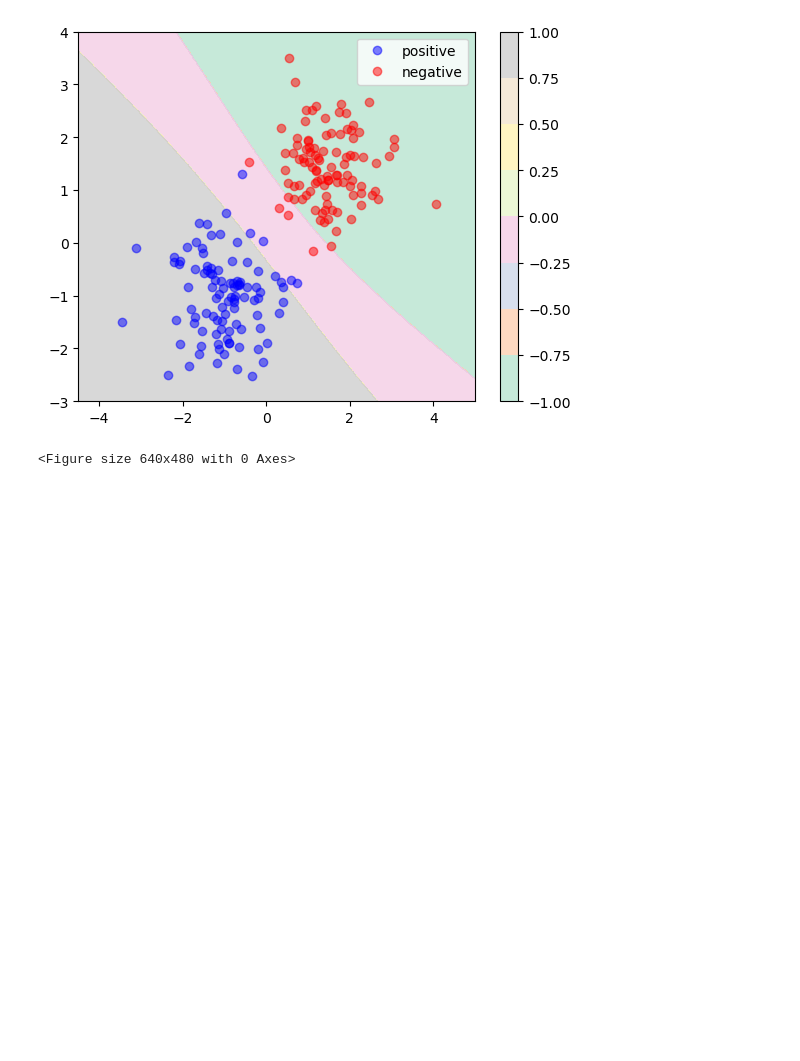
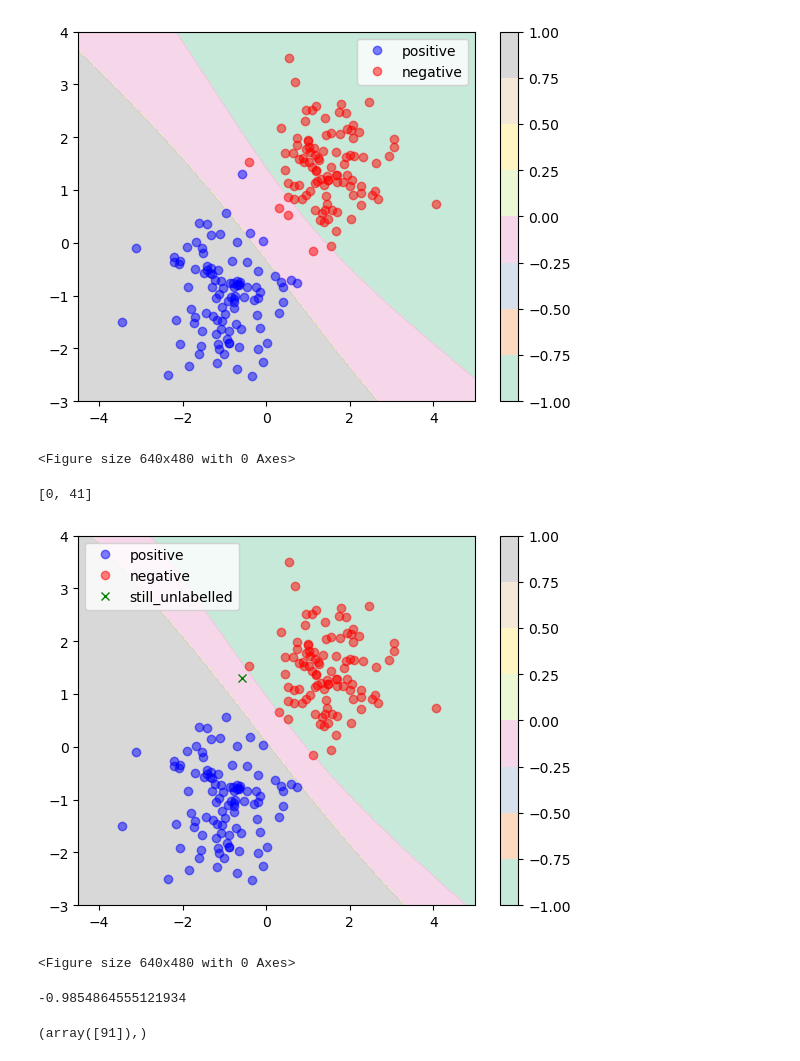
Before and after one commit to tpaquier/material_science, a Jupyter notebook: Tests_for_PU/PGPU/To_plot.ipynb, the cells around one changed output. Drawn from its saved outputs; the diff is of its cells as text; code cells hidden in the pictures; blank space fills up the shorter version.

```diff
--- a/Tests_for_PU/PGPU/To_plot.ipynb
+++ b/Tests_for_PU/PGPU/To_plot.ipynb
@@ -97,3 +97,18 @@ plt.savefig('uncertainty_08.png')
 # %% [output]
 [figure]
 <Figure size 640x480 with 0 Axes>
+# %%
+probas = svm_test.predict_proba(whole_data)
+list_1 = np.array(np.where(probas[:,1] - probas[:,0] < 0.5))
+list_2 = np.array(np.where(probas[:,1] - probas[:,0] >-0.5))
+# %%
+removal = []
+for i in range(list_1.shape[1]):
+    if list_1[0,i] in list_2:
+        removal.append(i)
+# %%
+removal
+# %% [output]
+[0, 41]
+# %%
+imp_dot = data_pos[91,:]
@@ -99,0 +117,32 @@ plt.savefig('uncertainty_08.png')
+# %%
+true_data_pos = np.delete(data_pos,91,axis=0)
+xx, yy = np.meshgrid(np.linspace(-4.5,5,500), np.linspace(-3,4,500))
+both = svm_test.predict_proba(np.c_[xx.ravel(), yy.ravel()])
+Z = both[:,1] - both[:,0]
+for i in range(500**2):
+    if Z[i] > 0.5:
+        Z[i] = 1
+    elif Z[i] < -0.5:
+        Z[i] = -1
+    else:
+        Z[i] = 0
+Z = Z.reshape(xx.shape)
+plt.contourf(xx, yy, Z, alpha=0.75, cmap=plt.cm.Pastel2)
+plt.plot(true_data_pos[:,0], true_data_pos[:,1], 'bo',alpha = 0.5, label='positive')
+plt.plot(data_ne[:,0], data_ne[:,1], 'ro',alpha = 0.5, label='negative')
+plt.plot(imp_dot[0], imp_dot[1],'gx', label='still_unlabelled')
+plt.legend()
+plt.colorbar()
+plt.show()
+plt.savefig('uncertainty_and_unlabelled.png')
+# %% [output]
+[figure, added]
+<Figure size 640x480 with 0 Axes>
+# %%
+imp_dot[0]
+# %% [output]
+-0.9854864555121934
+# %%
+np.where(data_pos[:,1]>1)
+# %% [output]
+(array([91]),)
```
Also changed, not shown: parts of 1 cell of this notebook, 1 other file.
